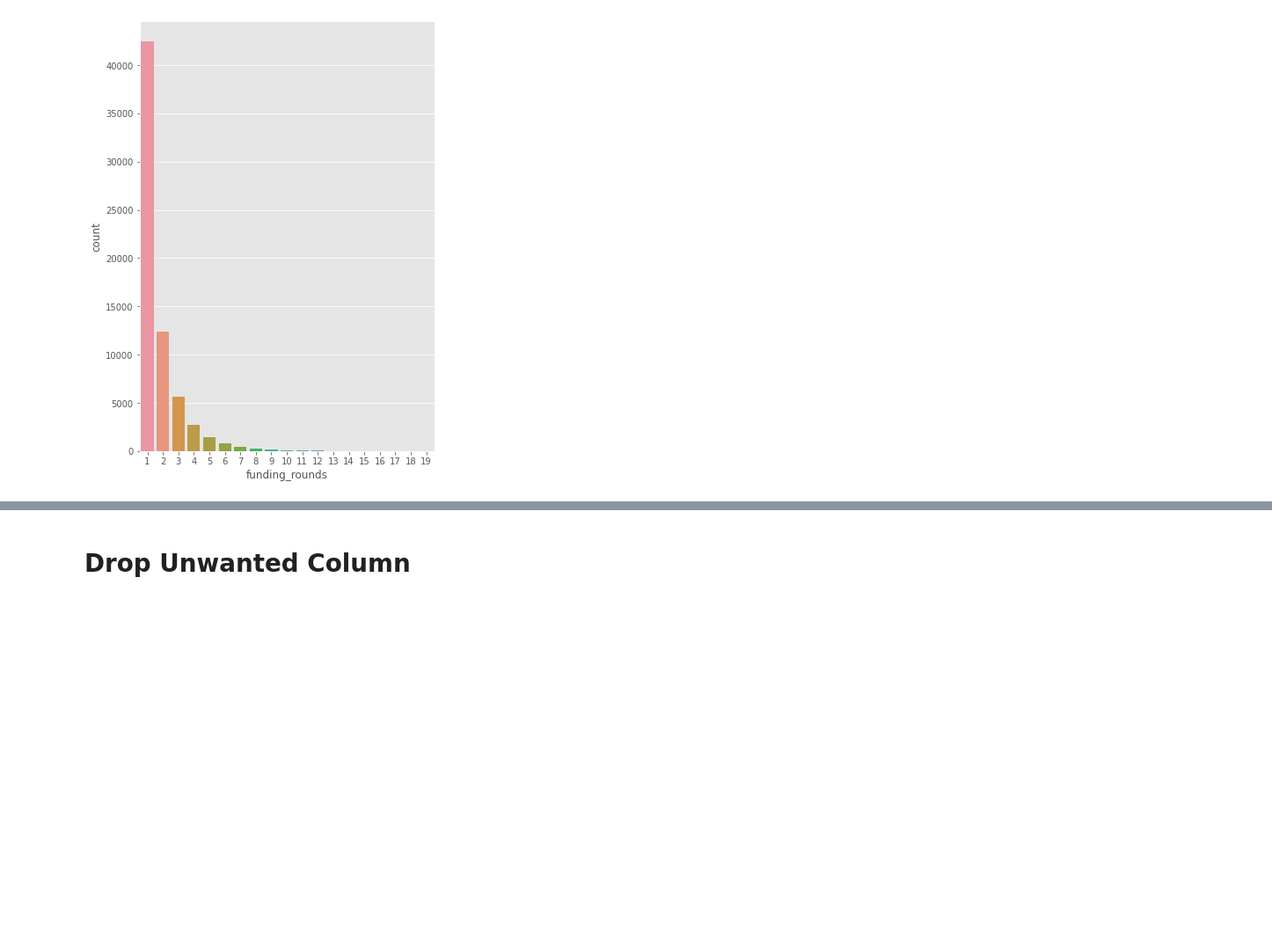
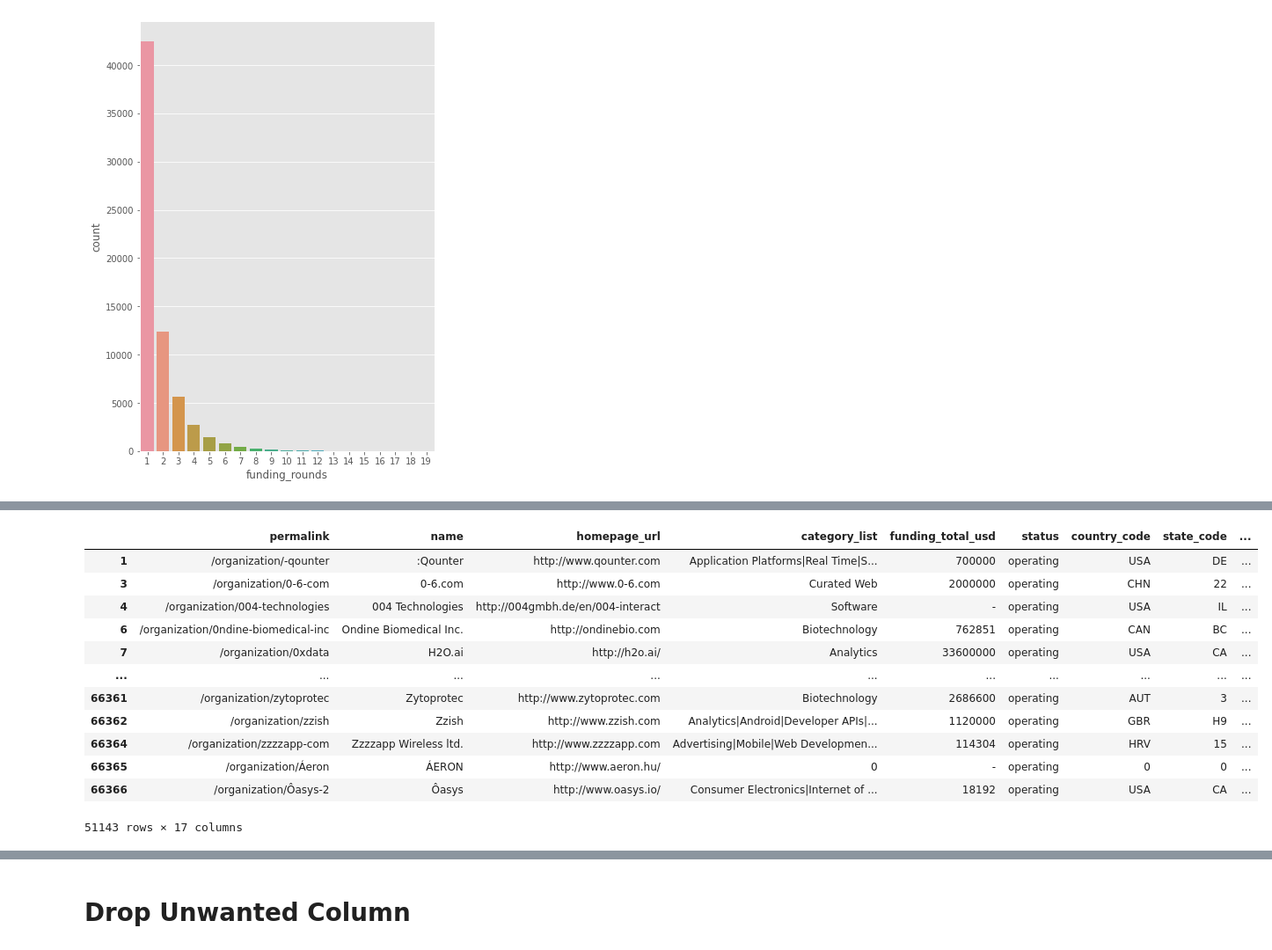
Before and after one commit to Sambhaji6529/Company_EDA-Project, a Jupyter notebook: Company_EDA.ipynb, the cells around one changed output, grey strips where cells are left out. Shown: that part at 88% size. Cells and saved outputs as stored; diff of their text form; code cells hidden in the pictures; blank space fills up the shorter version.

```diff
--- a/Company_EDA.ipynb
+++ b/Company_EDA.ipynb
@@ -295,0 +333,16 @@ df
+# %%
+df[df['month'].notnull()]
+# %% [output]
+|  | permalink | name | homepage_url | category_list | funding_total_usd | status | country_code | state_code | ... |
+| 1 | /organization/-qounter | :Qounter | http://www.qounter.com | Application Platforms|Real Time|S... | 700000 | operating | USA | DE | ... |
+| 3 | /organization/0-6-com | 0-6.com | http://www.0-6.com | Curated Web | 2000000 | operating | CHN | 22 | ... |
+| 4 | /organization/004-technologies | 004 Technologies | http://004gmbh.de/en/004-interact | Software | - | operating | USA | IL | ... |
+| 6 | /organization/0ndine-biomedical-inc | Ondine Biomedical Inc. | http://ondinebio.com | Biotechnology | 762851 | operating | CAN | BC | ... |
+| 7 | /organization/0xdata | H2O.ai | http://h2o.ai/ | Analytics | 33600000 | operating | USA | CA | ... |
+| ... | ... | ... | ... | ... | ... | ... | ... | ... | ... |
+| 66361 | /organization/zytoprotec | Zytoprotec | http://www.zytoprotec.com | Biotechnology | 2686600 | operating | AUT | 3 | ... |
+| 66362 | /organization/zzish | Zzish | http://www.zzish.com | Analytics|Android|Developer APIs|... | 1120000 | operating | GBR | H9 | ... |
+| 66364 | /organization/zzzzapp-com | Zzzzapp Wireless ltd. | http://www.zzzzapp.com | Advertising|Mobile|Web Developmen... | 114304 | operating | HRV | 15 | ... |
+| 66365 | /organization/Áeron | ÁERON | http://www.aeron.hu/ | 0 | - | operating | 0 | 0 | ... |
+| 66366 | /organization/Ôasys-2 | Ôasys | http://www.oasys.io/ | Consumer Electronics|Internet of ... | 18192 | operating | USA | CA | ... |
+51143 rows × 17 columns
```
Also changed, not shown: parts of 31 cells of this notebook.
